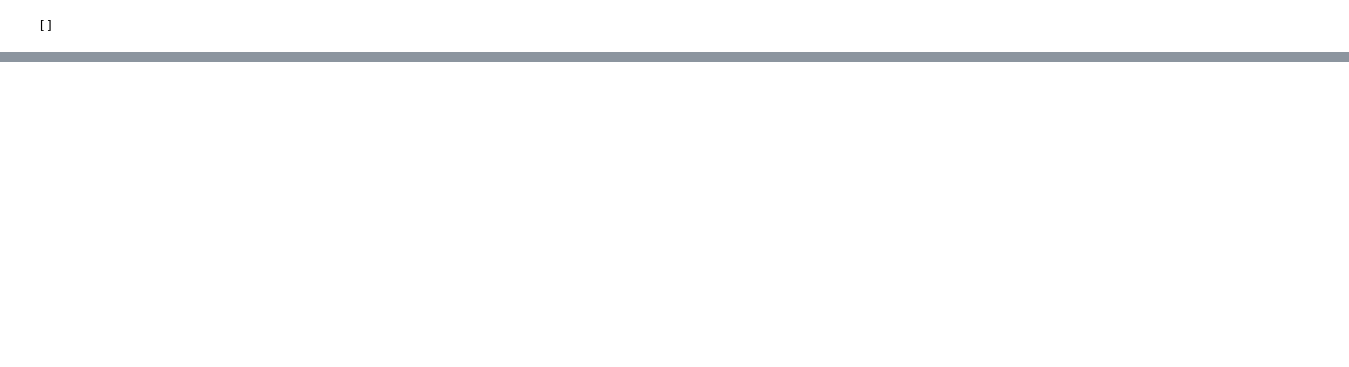
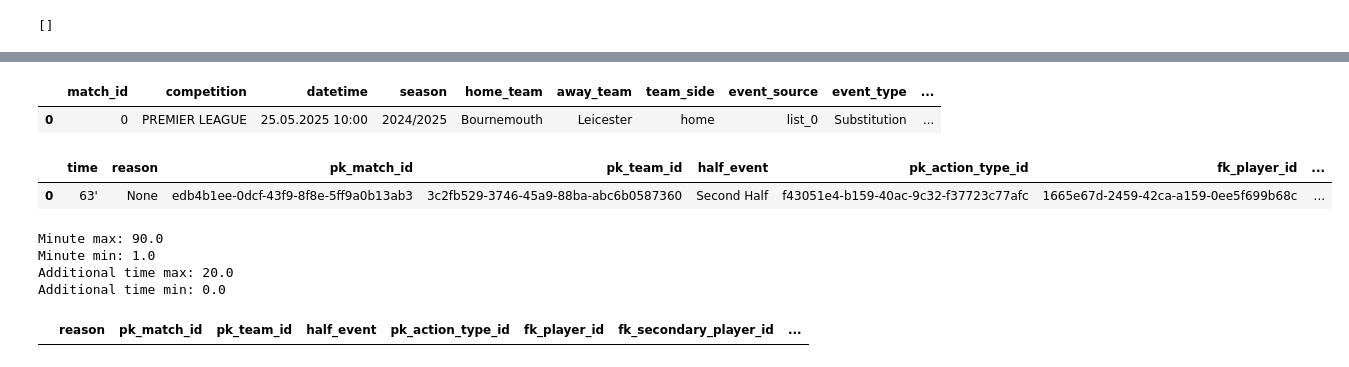
Before and after one commit to JuanesG22/football-project, a Jupyter notebook: statistic.ipynb, the cells around one changed output, grey strips where cells are left out. Drawn from its saved outputs; the diff is of its cells as text; code cells hidden in the pictures; blank space fills up the shorter version.

```diff
--- a/statistic.ipynb
+++ b/statistic.ipynb
@@ -763,0 +772,6 @@ goals_summary.head(1)
+# %%
+match_events_v4 = match_events_v4[match_events_v4['event_type'].notna()]
+
+match_events_v5 = pd.merge(match_events_v4,action_type_df,how='left', left_on='event_type', right_on='action_name').drop(columns=['event_type', 'action_name'])
+
+match_events_v5
@@ -763,0 +792,37 @@ goals_summary.head(1)
+# %%
+# Join player column to get fk_player_id
+match_events_v6 = match_events_v5.merge(
+    players_df[['player_name', 'pk_player_id']],
+    how='left',
+    left_on='player',
+    right_on='player_name'
+).rename(columns={'pk_player_id': 'fk_player_id'}).drop(columns=['player_name'])
+
+# Combine assist and player_out into a single column for join
+match_events_v6['assist_or_out'] = match_events_v6['assist'].combine_first(match_events_v6['player_out'])
+
+# Join assist_or_out column to get fk_assist_or_out_player_id
+match_events_v6 = match_events_v6.merge(
+    players_df[['player_name', 'pk_player_id']],
+    how='left',
+    left_on='assist_or_out',
+    right_on='player_name'
+).rename(columns={'pk_player_id': 'fk_secondary_player_id'}).drop(columns=['player_name','player','assist','player_in','player_out', 'assist_or_out'])
+# %%
+match_events_v6['fk_secondary_player_id'] = match_events_v6['fk_secondary_player_id'].where(
+    match_events_v6['fk_secondary_player_id'].notna(), None
+)
+
+match_events_v6['fk_player_id'] = match_events_v6['fk_player_id'].where(
+    match_events_v6['fk_player_id'].notna(), None
+)
+# %%
+df2.head(1)
+# %% [output]
+|  | match_id | competition | datetime | season | home_team | away_team | team_side | event_source | event_type | ... |
+| 0 | 0 | PREMIER LEAGUE | 25.05.2025 10:00 | 2024/2025 | Bournemouth | Leicester | home | list_0 | Substitution | ... |
+# %%
+match_events_v6.head(1)
+# %% [output]
+|  | time | reason | pk_match_id | pk_team_id | half_event | pk_action_type_id | fk_player_id | ... |
+| 0 | 63' | None | edb4b1ee-0dcf-43f9-8f8e-5ff9a0b13ab3 | 3c2fb529-3746-45a9-88ba-abc6b0587360 | Second Half | f43051e4-b159-40ac-9c32-f37723c77afc | 1665e67d-2459-42ca-a159-0ee5f699b68c | ... |
@@ -763,0 +849,18 @@ goals_summary.head(1)
+# %%
+print("Minute max:", match_events_v6['minute'].max())
+print("Minute min:", match_events_v6['minute'].min())
+print("Additional time max:", match_events_v6['additional_time'].max())
+print("Additional time min:", match_events_v6['additional_time'].min())
+# %% [output]
+Minute max: 90.0
+Minute min: 1.0
+Additional time max: 20.0
+Additional time min: 0.0
+# %%
+# Show rows where both 'minute' and 'additional_time' are None
+missing_minute_rows = match_events_v6[
+    match_events_v6['minute'].isna() & match_events_v6['additional_time'].isna()
+]
+missing_minute_rows
+# %% [output]
+|  | reason | pk_match_id | pk_team_id | half_event | pk_action_type_id | fk_player_id | fk_secondary_player_id | ... |
```
Also changed, not shown: parts of 23 cells of this notebook, 1 other file.
